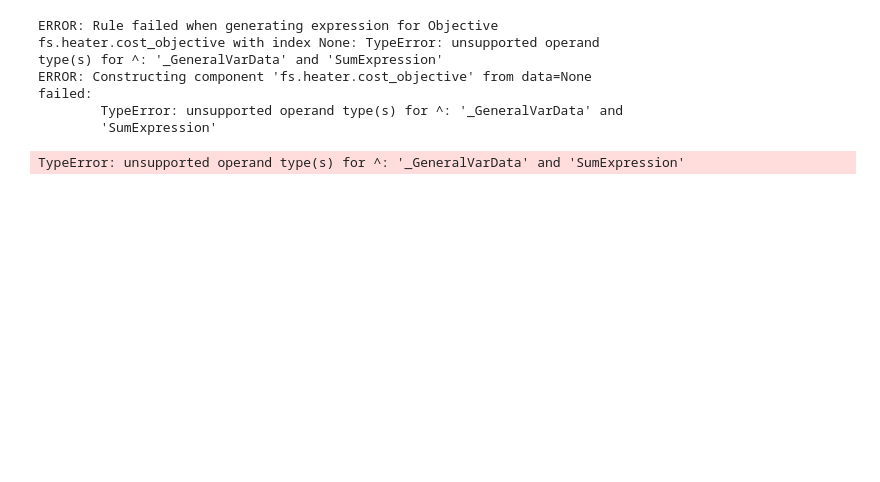
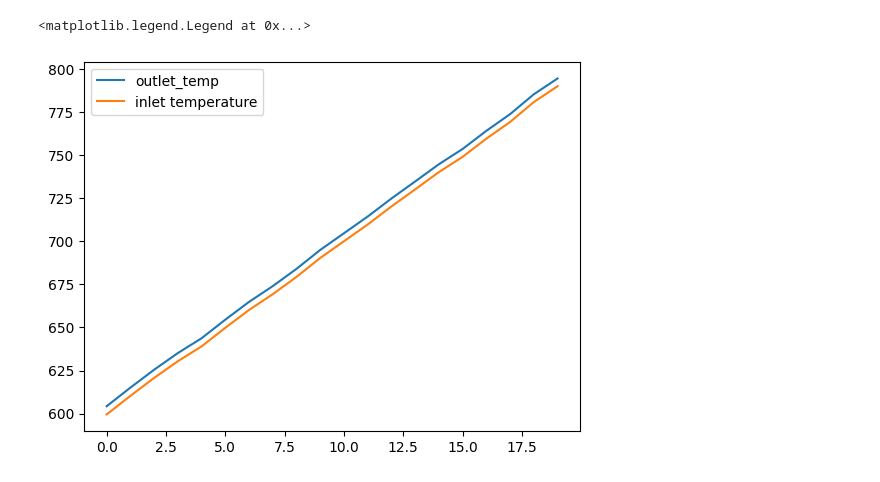
Before and after one commit to bertkdowns/model-predictive-control, a Jupyter notebook: live_data_tests/optimisation_live.ipynb, the cells around one changed output. Cells and saved outputs as stored; diff of their text form; code cells hidden in the pictures; blank space fills up the shorter version.

```diff
--- a/live_data_tests/optimisation_live.ipynb
+++ b/live_data_tests/optimisation_live.ipynb
@@ -21,39 +21,33 @@ m.fs.heater = Heater(property_package=m.fs.properties)
 
 
 outlet_temperatures = []
 outlet_powers = []
 
 
 def cost_objective(h):
-    return h.heat_duty[0] * 1 - (h.outlet.temperature[0]-250) * 3800
+    return 3**(h.heat_duty[0]/2000)  - (h.outlet.temperature[0]-250) * 30000
 m.fs.heater.cost_objective = pyo.Objective(rule=cost_objective, sense=pyo.minimize)
 
 temperature = [temperature[i] + i*10 for i in indexes]
 
 for i in indexes:
     m.fs.heater.inlet.flow_mol[0].fix(100)
     m.fs.heater.inlet.temperature[0].fix(temperature[i])
     m.fs.heater.inlet.vapor_frac[0].fix(1)
     m.fs.heater.inlet.pressure[0].fix(pressure[i])
     #m.fs.heater.heat_duty[0].fix(power[i])
     solver = pyo.SolverFactory("ipopt")
     solver.solve(m)
 
 
     outlet_temperatures.append(m.fs.heater.outlet.temperature[0].value)
     outlet_powers.append(m.fs.heater.heat_duty[0].value)
 
 import matplotlib.pyplot as plt
 
 plt.plot(outlet_temperatures, label="outlet_temp")
 plt.plot(temperature, label="inlet temperature")
 plt.legend()
 # %% [output]
-ERROR: Rule failed when generating expression for Objective
-fs.heater.cost_objective with index None: TypeError: unsupported operand
-type(s) for ^: '_GeneralVarData' and 'SumExpression'
-ERROR: Constructing component 'fs.heater.cost_objective' from data=None
-failed:
-        TypeError: unsupported operand type(s) for ^: '_GeneralVarData' and
-        'SumExpression'
+<matplotlib.legend.Legend at 0x...>
-TypeError: unsupported operand type(s) for ^: '_GeneralVarData' and 'SumExpression'
+[figure, added]
```
